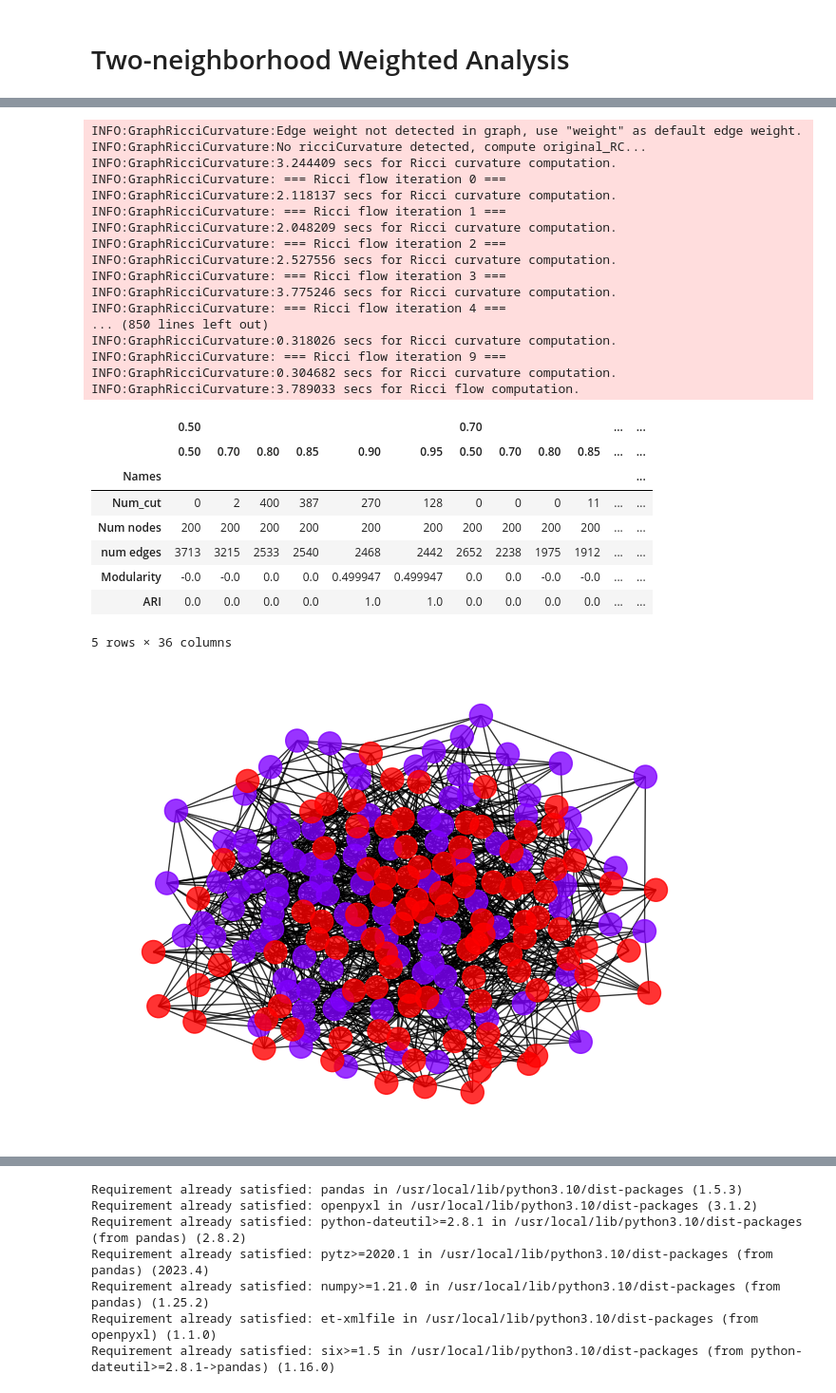
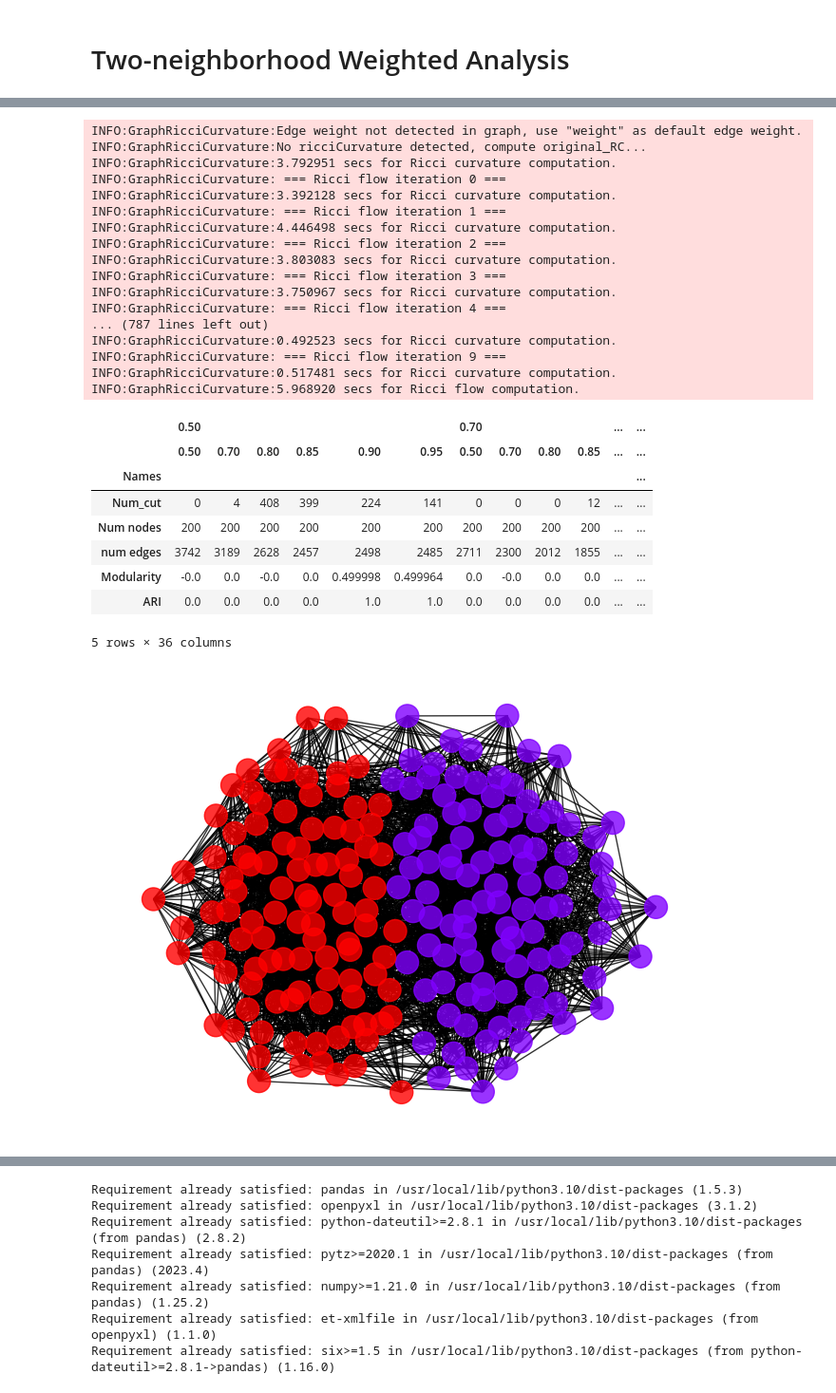
Before and after one commit to jofu-tofu/Research, a Jupyter notebook: Ricci_Curvature_Research.ipynb, the cells around one changed output, grey strips where cells are left out. Shown at 95% size. Cells and saved outputs as stored; diff of their text form; code cells hidden in the pictures.

```diff
--- a/Ricci_Curvature_Research.ipynb
+++ b/Ricci_Curvature_Research.ipynb
@@ -282,3 +280,19 @@ def edges_between_communities(G):
             community_matrix[j][i] += 1
 
     return community_matrix
+
+def ricci_simulation(G, iterations = 15, alpha = 0, cut = 1.5, exp = 1):
+  orf = OllivierRicci(G, alpha=alpha, base=1, exp_power=exp, proc=4, verbose="INFO")
+  orf.compute_ricci_flow(iterations=iterations)
+  G_rf = orf.G.copy()
+  def detect_communities_and_modularity(G):
+    # Perform community detection to optimize modularity
+    partition = community_louvain.best_partition(G, weight='weight')
+
+    # Calculate the modularity of the partition
+    modularity = community_louvain.modularity(partition, G)
+
+    return partition, modularity
+  par, mod = detect_communities_and_modularity(G_rf)
+  cc = list(nx.connected_components(G_rf))
+  return len(cc), G_rf, ARI(G_rf, par), mod
@@ -345,26 +373,26 @@ for i in [0.5, 0.7, 0.8, 0.85, 0.9, 0.95]:
                                       prob_matrix=prob_matrix,
                                       p = remove_prob_matrix,
                                       method = "weighted")
-    num_cut, n, num_edges, mod, ari, G = weighted_ricci_simulation(model)
+    num_cut, n, num_edges, mod, ari, G = ricci_simulation(model, iterations = 10, exp = 1)
     weighted_data[(i, j)] = (num_cut, n, num_edges, mod, ari, G)
 # %% [output]
 INFO:GraphRicciCurvature:Edge weight not detected in graph, use "weight" as default edge weight.
 INFO:GraphRicciCurvature:No ricciCurvature detected, compute original_RC...
-INFO:GraphRicciCurvature:3.244409 secs for Ricci curvature computation.
+INFO:GraphRicciCurvature:3.792951 secs for Ricci curvature computation.
 INFO:GraphRicciCurvature: === Ricci flow iteration 0 ===
-INFO:GraphRicciCurvature:2.118137 secs for Ricci curvature computation.
+INFO:GraphRicciCurvature:3.392128 secs for Ricci curvature computation.
 INFO:GraphRicciCurvature: === Ricci flow iteration 1 ===
-INFO:GraphRicciCurvature:2.048209 secs for Ricci curvature computation.
+INFO:GraphRicciCurvature:4.446498 secs for Ricci curvature computation.
 INFO:GraphRicciCurvature: === Ricci flow iteration 2 ===
-INFO:GraphRicciCurvature:2.527556 secs for Ricci curvature computation.
+INFO:GraphRicciCurvature:3.803083 secs for Ricci curvature computation.
 INFO:GraphRicciCurvature: === Ricci flow iteration 3 ===
-INFO:GraphRicciCurvature:3.775246 secs for Ricci curvature computation.
+INFO:GraphRicciCurvature:3.750967 secs for Ricci curvature computation.
 INFO:GraphRicciCurvature: === Ricci flow iteration 4 ===
-... (850 lines left out)
-INFO:GraphRicciCurvature:0.318026 secs for Ricci curvature computation.
+... (787 lines left out)
+INFO:GraphRicciCurvature:0.492523 secs for Ricci curvature computation.
 INFO:GraphRicciCurvature: === Ricci flow iteration 9 ===
-INFO:GraphRicciCurvature:0.304682 secs for Ricci curvature computation.
-INFO:GraphRicciCurvature:3.789033 secs for Ricci flow computation.
+INFO:GraphRicciCurvature:0.517481 secs for Ricci curvature computation.
+INFO:GraphRicciCurvature:5.968920 secs for Ricci flow computation.
 # %%
 import pandas as pd
 weighted_summary = pd.DataFrame(weighted_data).iloc[:5,]
@@ -375,13 +403,13 @@ weighted_summary
 |  | 0.50 |  |  |  |  |  | 0.70 |  |  |  | ... | ... |
 |  | 0.50 | 0.70 | 0.80 | 0.85 | 0.90 | 0.95 | 0.50 | 0.70 | 0.80 | 0.85 | ... | ... |
 | Names |  |  |  |  |  |  |  |  |  |  |  | ... |
-| Num_cut | 0 | 2 | 400 | 387 | 270 | 128 | 0 | 0 | 0 | 11 | ... | ... |
+| Num_cut | 0 | 4 | 408 | 399 | 224 | 141 | 0 | 0 | 0 | 12 | ... | ... |
 | Num nodes | 200 | 200 | 200 | 200 | 200 | 200 | 200 | 200 | 200 | 200 | ... | ... |
-| num edges | 3713 | 3215 | 2533 | 2540 | 2468 | 2442 | 2652 | 2238 | 1975 | 1912 | ... | ... |
-| Modularity | -0.0 | -0.0 | 0.0 | 0.0 | 0.499947 | 0.499947 | 0.0 | 0.0 | -0.0 | -0.0 | ... | ... |
+| num edges | 3742 | 3189 | 2628 | 2457 | 2498 | 2485 | 2711 | 2300 | 2012 | 1855 | ... | ... |
+| Modularity | -0.0 | 0.0 | -0.0 | 0.0 | 0.499998 | 0.499964 | 0.0 | -0.0 | 0.0 | 0.0 | ... | ... |
 | ARI | 0.0 | 0.0 | 0.0 | 0.0 | 1.0 | 1.0 | 0.0 | 0.0 | 0.0 | 0.0 | ... | ... |
 5 rows × 36 columns
 # %%
-draw_graph(weighted_data[(0.85,0.85)][5])
+draw_graph(weighted_data[(0.5,0.7)][5])
 # %% [output]
-[figure, old version]
+[figure, new version]
```
Also changed, not shown: parts of 29 cells of this notebook, 2 other files.
